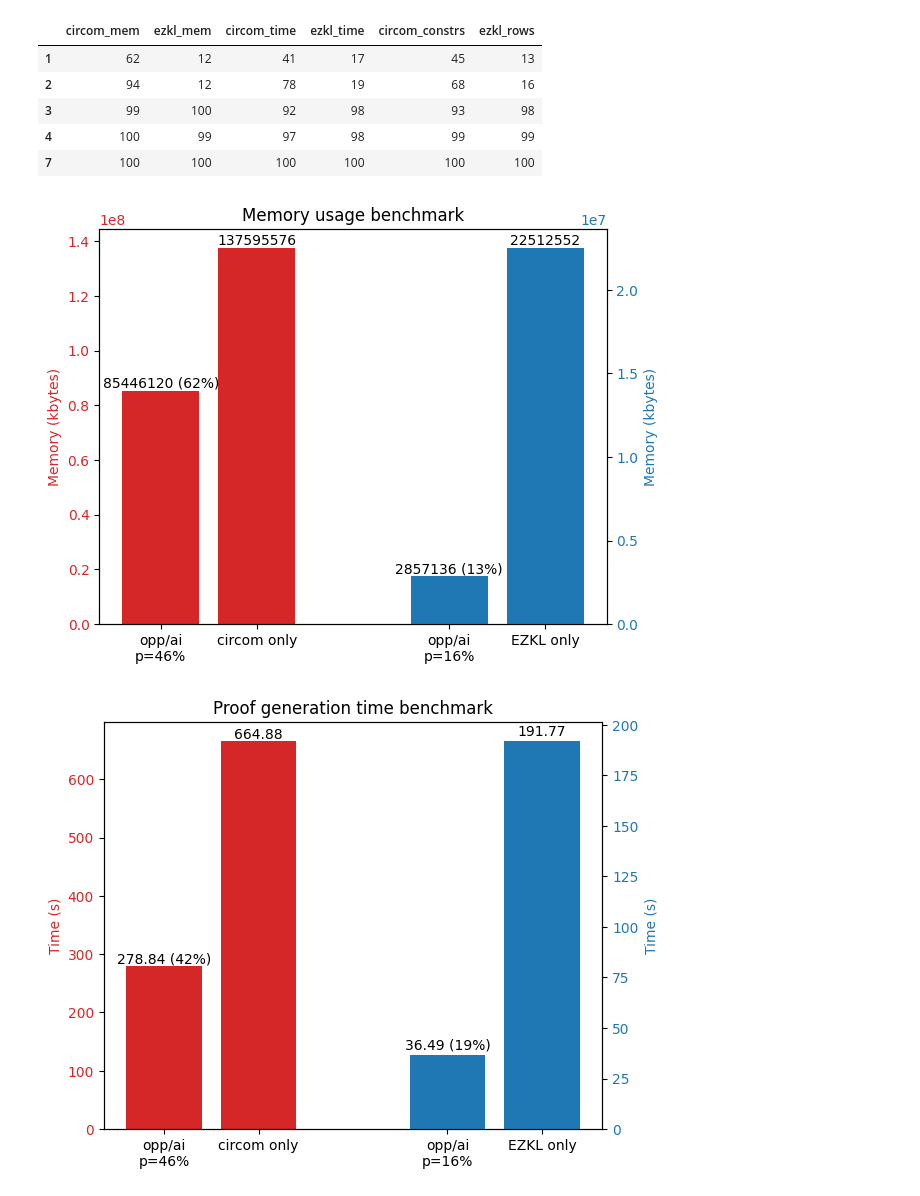
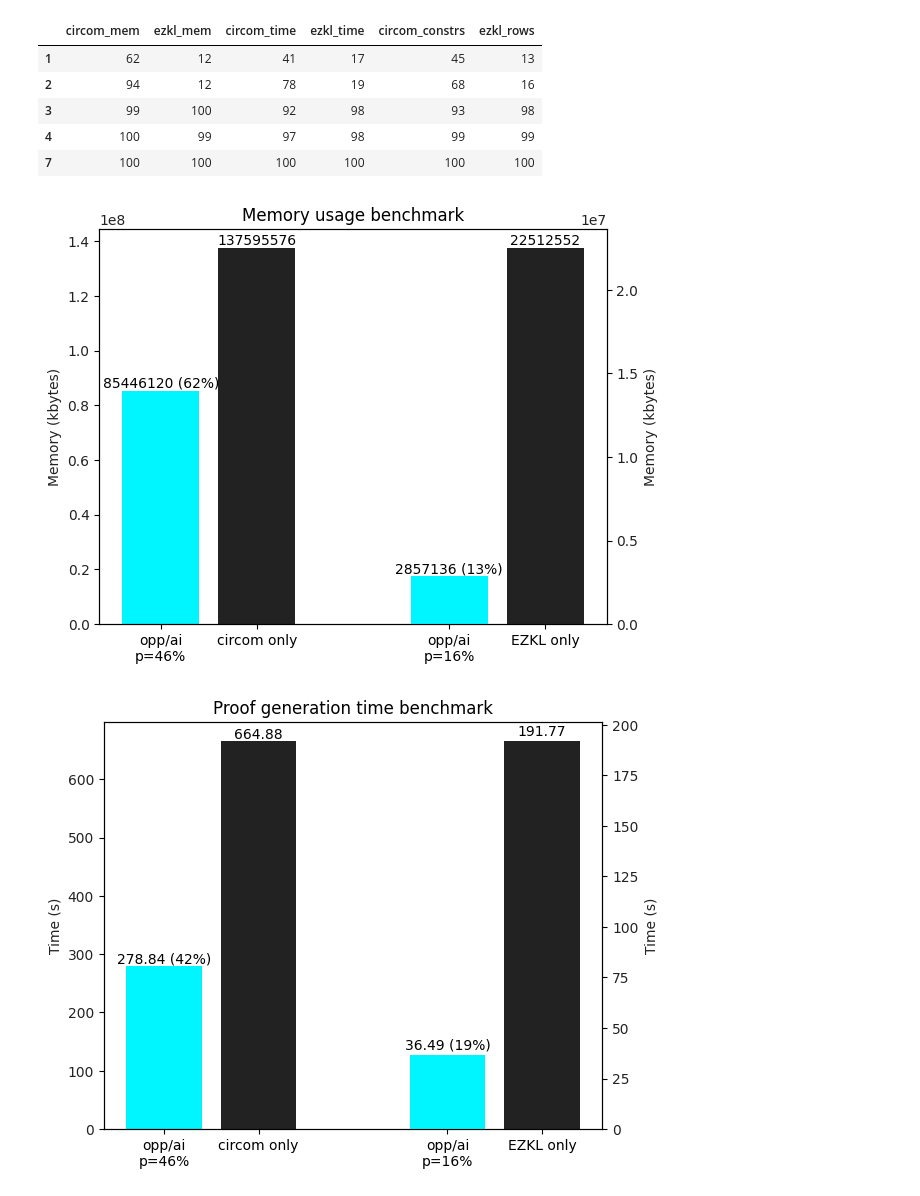
Before and after one commit to socathie/oppai-benchmark, a Jupyter notebook: mnist/bench/plot.ipynb, the cells around one changed output. Drawn from its saved outputs; the diff is of its cells as text; code cells hidden in the pictures.

Commit message:
change plot colors

```diff
--- a/mnist/bench/plot.ipynb
+++ b/mnist/bench/plot.ipynb
@@ -112,41 +112,42 @@ import matplotlib.pyplot as plt
 circom_mem = df['circom_mem'].iloc[[0, -1]].values
 ezkl_mem = df['ezkl_mem'].iloc[[1, -1]].values
 
 # get % of model size
 circom_size = (df['circom_constrs'].iloc[0] / df['circom_constrs'].iloc[-1] * 100).round().astype(int)
 ezkl_size = (df['ezkl_rows'].iloc[1] / df['ezkl_rows'].iloc[-1] * 100).round().astype(int)
 
 # plot circom_mem and ezkl_mem side by same in the same plot, use circom_mem_pct and ezkl_mem_pct as x ticks, use two y axes
 
 fig, ax1 = plt.subplots()
 
-color = 'tab:red'
-ax1.set_ylabel('Memory (kbytes)', color=color)
-ax1.bar([-2,-1], circom_mem, color=color)
-ax1.tick_params(axis='y', labelcolor=color)
+onyx = (34/255, 34/255, 34/255)
+sky = (0/255, 246/255, 255/255)
+ax1.set_ylabel('Memory (kbytes)', color=onyx)
+ax1.bar([-2,-1], circom_mem, color=[sky, onyx])
+ax1.tick_params(axis='y', labelcolor=onyx)
 
 # add labels to the bar
 ax1.text(-2, circom_mem[0] + 1e6, f"{circom_mem[0]} ({(circom_mem[0]/circom_mem[-1]*100).round().astype(int)}%)", color='black', ha='center')
 ax1.text(-1, circom_mem[1] + 1e6, f"{circom_mem[1]}", color='black', ha='center')
 
 ax2 = ax1.twinx()  # instantiate a second axes that shares the same x-axis
 color = 'tab:blue'
-ax2.set_ylabel('Memory (kbytes)', color=color)  # we already handled the x-label with ax1
-ax2.bar([1,2], ezkl_mem, color=color)
+ax2.set_ylabel('Memory (kbytes)', color=onyx)  # we already handled the x-label with ax1
+ax2.bar([1,2], ezkl_mem, color=[sky, onyx])
 ax2.xaxis.set_ticks([-2,-1,1,2])
 ax2.xaxis.set_ticklabels([f"opp/ai\np={circom_size}%", 'circom only', f"opp/ai\np={ezkl_size}%", 'EZKL only'])
-ax2.tick_params(axis='y', labelcolor=color)
+ax2.tick_params(axis='y', labelcolor=onyx)
 
 # add labels to the bar
 ax2.text(1, ezkl_mem[0] + 2e5, f"{ezkl_mem[0]} ({(ezkl_mem[0]/ezkl_mem[-1]*100).round().astype(int)}%)", color='black', ha='center')
 ax2.text(2, ezkl_mem[1] + 2e5, f"{ezkl_mem[1]}", color='black', ha='center')
 
 fig.tight_layout()  # otherwise the right y-label is slightly clipped
 
 plt.title('Memory usage benchmark')
 plt.show()
 # %% [output]
-[figure, old version]
+[figure, new version]
 # %%
 import matplotlib.pyplot as plt
 # bar plot of only the first and last value of circom_time
@@ -158,10 +159,12 @@ ezkl_time = df['ezkl_op_time'].iloc[[1, -1]].values / pd.Timedelta('1s')
 
 fig, ax1 = plt.subplots()
 
-color = 'tab:red'
-ax1.set_ylabel('Time (s)', color=color)
-ax1.bar([-2,-1], circom_time, color=color)
-ax1.tick_params(axis='y', labelcolor=color)
+onyx = (34/255, 34/255, 34/255)
+sky = (0/255, 246/255, 255/255)
+ax1.set_ylabel('Time (s)', color=onyx)
+bars = ax1.bar([-2,-1], circom_time, color=[sky, onyx])
+ax1.tick_params(axis='y', labelcolor=onyx)
+# use img to fill the bar
 
 # add labels to the bar
 ax1.text(-2, circom_time[0] + 5, f"{circom_time[0].round(2)} ({(circom_time[0]/circom_time[-1]*100).round().astype(int)}%)", color='black', ha='center')
@@ -169,11 +172,11 @@ ax1.text(-1, circom_time[1] + 5, f"{circom_time[1]}", color='black', ha='center'
 
 ax2 = ax1.twinx()  # instantiate a second axes that shares the same x-axis
 color = 'tab:blue'
-ax2.set_ylabel('Time (s)', color=color)  # we already handled the x-label with ax1
-ax2.bar([1,2], ezkl_time, color=color)
+ax2.set_ylabel('Time (s)', color=onyx)  # we already handled the x-label with ax1
+ax2.bar([1,2], ezkl_time, color=[sky, onyx])
 ax2.xaxis.set_ticks([-2,-1,1,2])
 ax2.xaxis.set_ticklabels([f"opp/ai\np={circom_size}%", 'circom only', f"opp/ai\np={ezkl_size}%", 'EZKL only'])
-ax2.tick_params(axis='y', labelcolor=color)
+ax2.tick_params(axis='y', labelcolor=onyx)
 
 # add labels to the bar
 ax2.text(1, ezkl_time[0] + 3, f"{ezkl_time[0].round(2)} ({(ezkl_time[0]/ezkl_time[-1]*100).round().astype(int)}%)", color='black', ha='center')
@@ -184,6 +187,6 @@ fig.tight_layout()  # otherwise the right y-label is slightly clipped
 plt.title('Proof generation time benchmark')
 plt.show()
 # %% [output]
-[figure, old version]
+[figure, new version]
 # %%
 df.to_csv('bench.csv')
```
